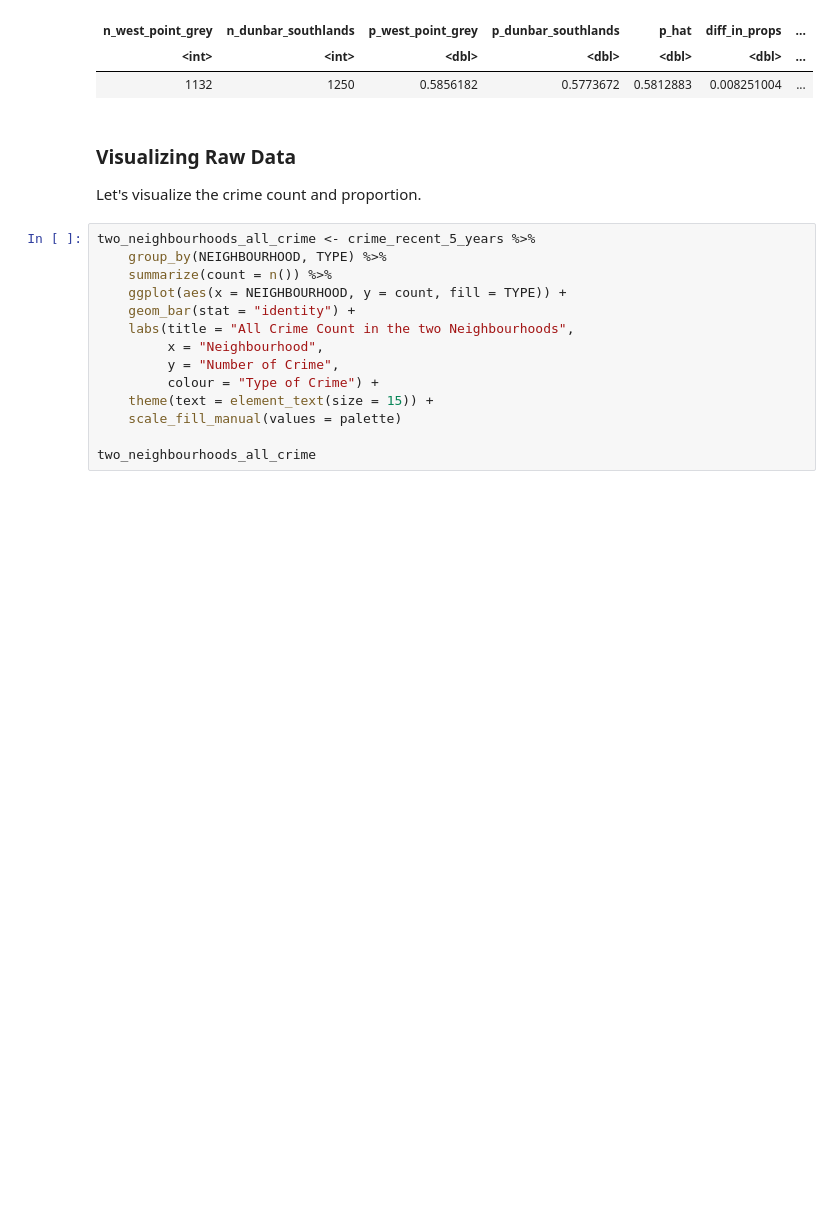
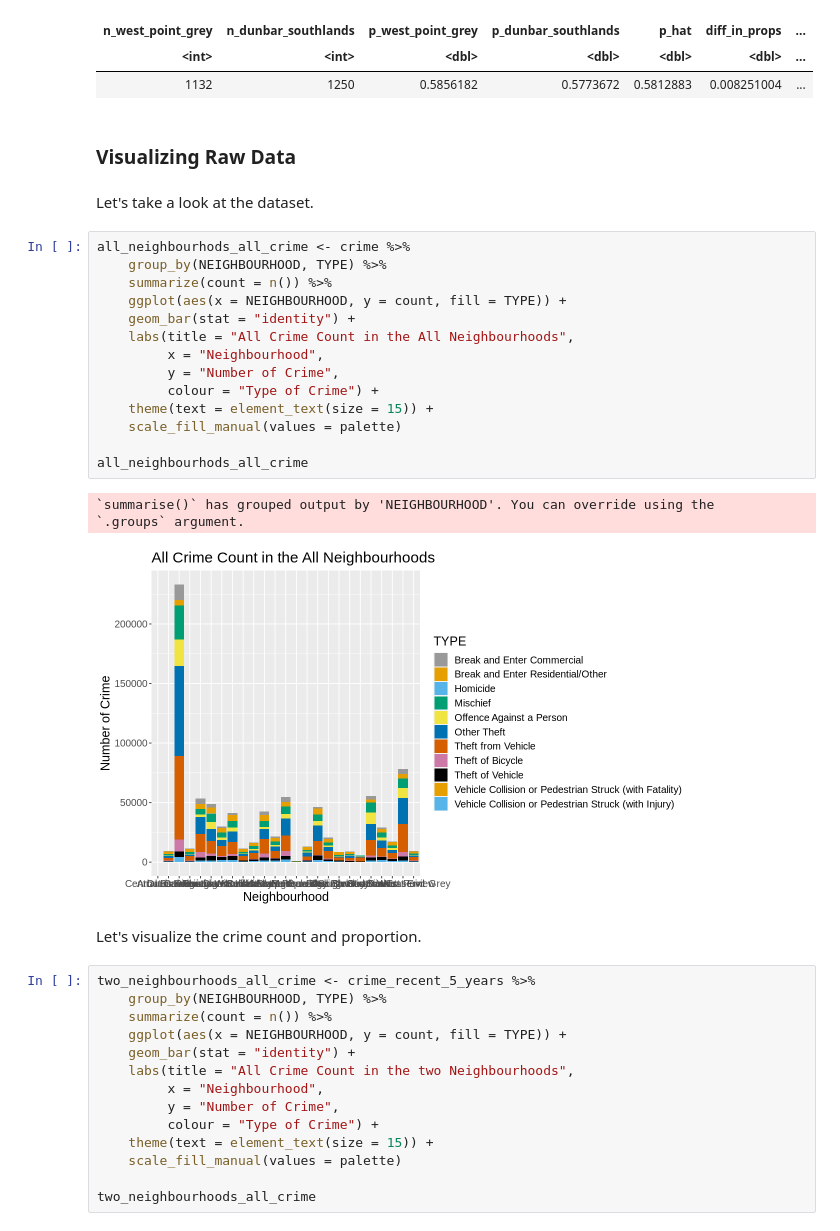
Before and after one commit to fankayii/STAT201_34, a Jupyter notebook: Final Project.ipynb, the cells around one changed output. Saved outputs shown, nothing was run; the diff lists cells and outputs as text; blank space fills up the shorter version.

Commit message:
Add NA values check and overall distribution graph

```diff
--- a/Final Project.ipynb
+++ b/Final Project.ipynb
@@ -181,7 +191,28 @@ A tibble: 1 × 7
 | 1132 | 1250 | 0.5856182 | 0.5773672 | 0.5812883 | 0.008251004 | ... |
 # %% [markdown]
 ### Visualizing Raw Data
-Let's visualize the crime count and proportion.
+# %% [markdown]
+Let's take a look at the dataset.
+# %%
+all_neighbourhods_all_crime <- crime %>%
+    group_by(NEIGHBOURHOOD, TYPE) %>%
+    summarize(count = n()) %>%
+    ggplot(aes(x = NEIGHBOURHOOD, y = count, fill = TYPE)) +
+    geom_bar(stat = "identity") +
+    labs(title = "All Crime Count in the All Neighbourhoods",
+         x = "Neighbourhood",
+         y = "Number of Crime",
+         colour = "Type of Crime") +
+    theme(text = element_text(size = 15)) +
+    scale_fill_manual(values = palette)
+
+all_neighbourhods_all_crime
+# %% [output]
+`summarise()` has grouped output by 'NEIGHBOURHOOD'. You can override using the
+`.groups` argument.
+[figure, added]
+# %% [markdown]
+Let's visualize the crime count and proportion.
 # %%
 two_neighbourhoods_all_crime <- crime_recent_5_years %>%
     group_by(NEIGHBOURHOOD, TYPE) %>%
```
Also changed, not shown: parts of 3 cells of this notebook.
